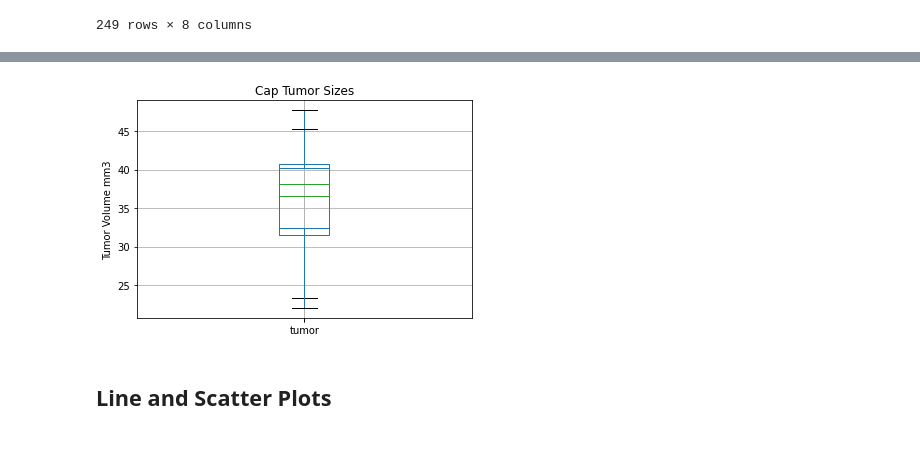
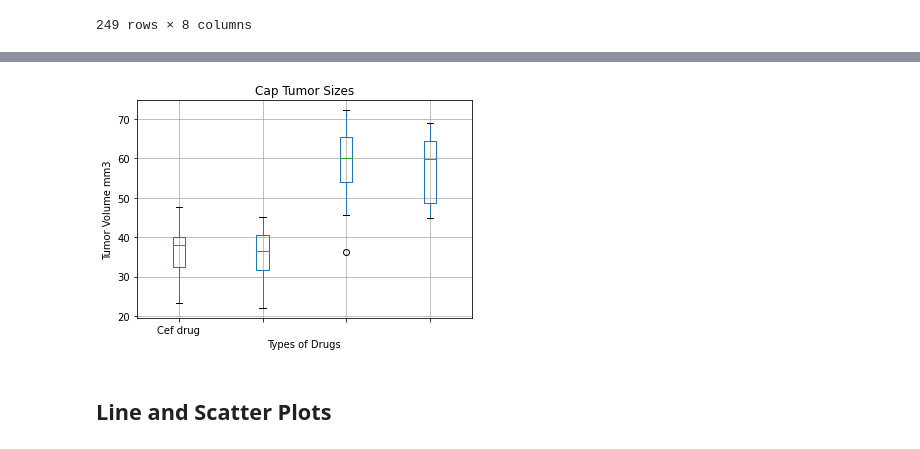
Before and after one commit to jtslater2/JTS-HW5-Matplotlib, a Jupyter notebook: pymaceuticals_jts.ipynb, the cells around one changed output, grey strips where cells are left out. Saved outputs shown, nothing was run; the diff lists cells and outputs as text; code cells hidden in the pictures.

```diff
--- a/pymaceuticals_jts.ipynb
+++ b/pymaceuticals_jts.ipynb
@@ -484,48 +468,82 @@ Values above 51.83201549 could be outliers.
 #ax1.set_title('Cap Tumor Sizes')
 #ax1.set_ylabel('Tumor Volume mm3')
 #captv_df.boxplot(column = ["tumor"])
 
 #plt.show()
 
-ramtv_df = pd.DataFrame(ramtv)
+#ramtv_df = pd.DataFrame(ramtv)
 #print(captv_df)
 #fff = input("this is the captv df")
-ramtv_df.columns = ["tumor"]
+#ramtv_df.columns = ["tumor"]
 
 #print(captv_df)
 #fff = input("this is the captv df")
+
+#fig = plt.figure(figsize =(10, 7))
+
+#ax = fig.add_axes([0,0,1,1])
+
+#all_data = [captv_df, ramtv_df]
+
+#fig1, ax1 = plt.subplots()
+#bp = boxplot(all_data)
+
+
+
+
+
+captv_df = pd.DataFrame(captv)
+captv_df.columns = ["Cap drug"]
+
+inftv_df = pd.DataFrame(inftv)
+inftv_df.columns = ["Inf drug"]
+
+ceftv_df = pd.DataFrame(ceftv)
+ceftv_df.columns = ["Cef drug"]
+
+
+
+
+
+
+
+
 
 
 
 
 fig1, ax1 = plt.subplots()
 
 ax1.set_title('Cap Tumor Sizes')
 ax1.set_ylabel('Tumor Volume mm3')
-captv_df.boxplot()
+ax1.set_xlabel('Types of Drugs')
+ax1.set_xticklabels(["cap","ram","inf","cef"])
 
-ramtv_df.boxplot()
+
+
+
+captv_df.boxplot(positions = [0])
+ramtv_df.boxplot(positions = [1])
+inftv_df.boxplot(positions = [2])
+ceftv_df.boxplot(positions = [3])
+
+
+
+#ramtv_df.boxplot()
 
 #fig2, ax2 = plt.subplots()
 #ax2.set_title('Ram Tumor Sizes')
 #ax2.set_ylabel('Tumor Volume mm3')
+#ramtv_df.boxplot(positions = [1])
+
 #ramtv_df.boxplot()
-
-#plt.boxplot([captv_df,ramtv_df])
-
-
-
-#dat = (captv_df,ramtv_df)
-
-#ax3.boxplot(dat)
-#fig3, ax3 = plt.subplots()
-
+#captv_df.boxplot()
 
 
 
 plt.show()
 # %% [output]
-[figure, old version]
+[figure, new version]
 # %% [markdown]
 ## Line and Scatter Plots
 # %%
```
Also changed, not shown: parts of 7 cells of this notebook.
